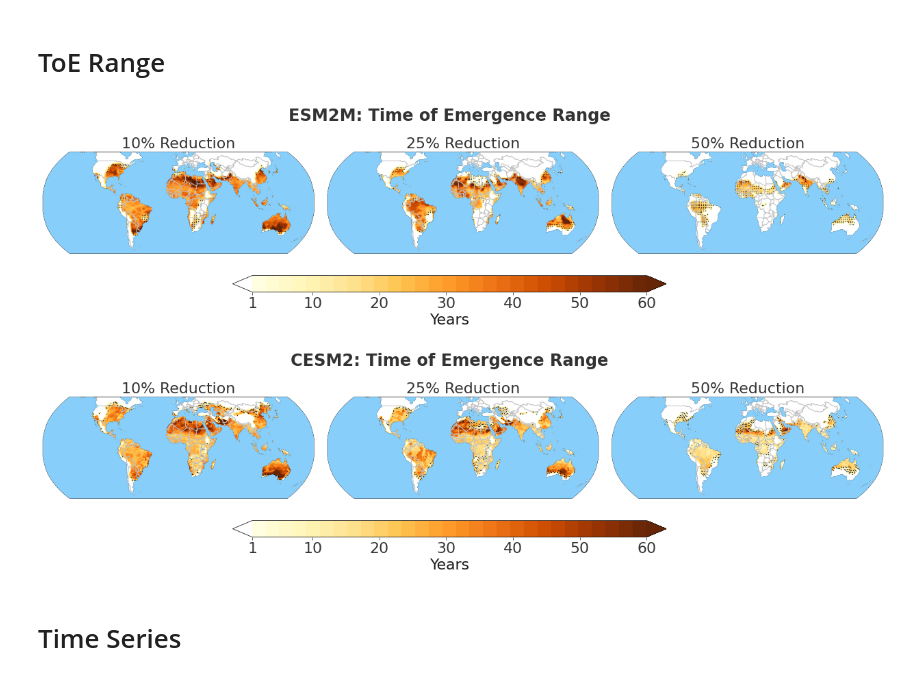
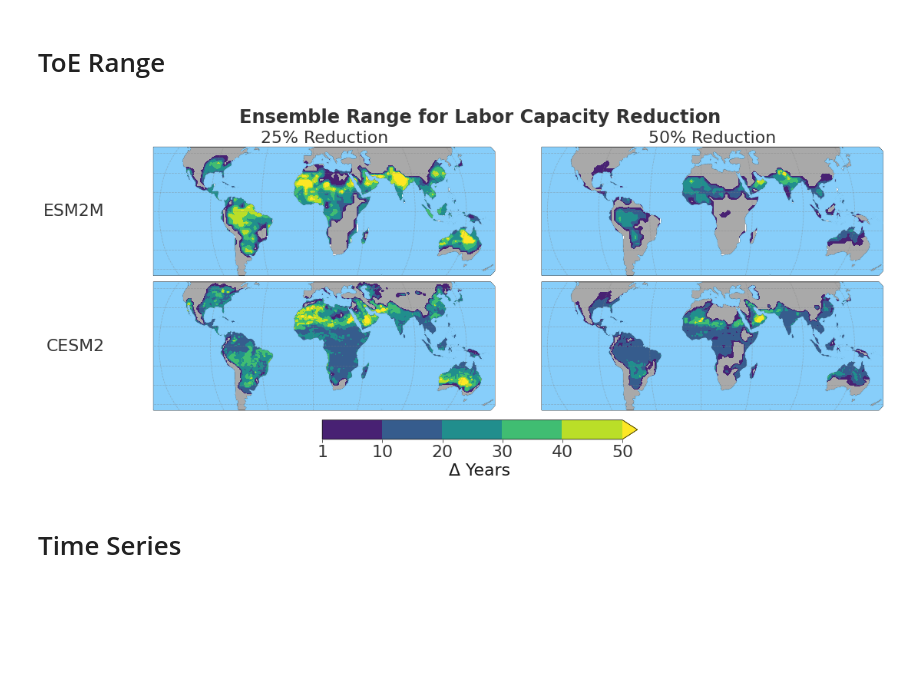
Before and after one commit to KYan19/pei, a Jupyter notebook: notebooks/10.1_Hottest_ToE.ipynb, the cells around one changed output. Saved outputs shown, nothing was run; the diff lists cells and outputs as text; code cells hidden in the pictures; blank space fills up the shorter version.

Commit message:
Adding range plot

```diff
--- a/notebooks/10.1_Hottest_ToE.ipynb
+++ b/notebooks/10.1_Hottest_ToE.ipynb
@@ -139,16 +135,10 @@ lf.spatial_toe(ds_toe_esm2m,ds_toe_cesm2,ds_base_esm2m,ds_base_cesm2,'Ensemble M
 [figure]
 # %% [markdown]
 # ToE Range
-# %%
-lf.spatial_toe_diff(ds_toe_esm2m,'ESM2M: Time of Emergence Range',['0.9','0.75','0.5'],s=0.5)
-plt.savefig('toe_diff_esm2m.png',dpi=300)
-# %% [output]
-[figure, removed]
-# %%
-lf.spatial_toe_diff(ds_toe_cesm2,'CESM2: Time of Emergence Range',['0.9','0.75','0.5'],s=0.5,reduce=True)
-plt.savefig('toe_diff_cesm2.png',dpi=300)
-# %% [output]
-[figure, removed]
+# %%
+lf.range_plot(ds_toe_esm2m,ds_toe_cesm2,'Ensemble Range for Labor Capacity Reduction',['0.75','0.5'])
+# %% [output]
+[figure, added]
 # %% [markdown]
 # Time Series
 # %%
```
Also changed, not shown: parts of 1 cell of this notebook, 1 other file.
